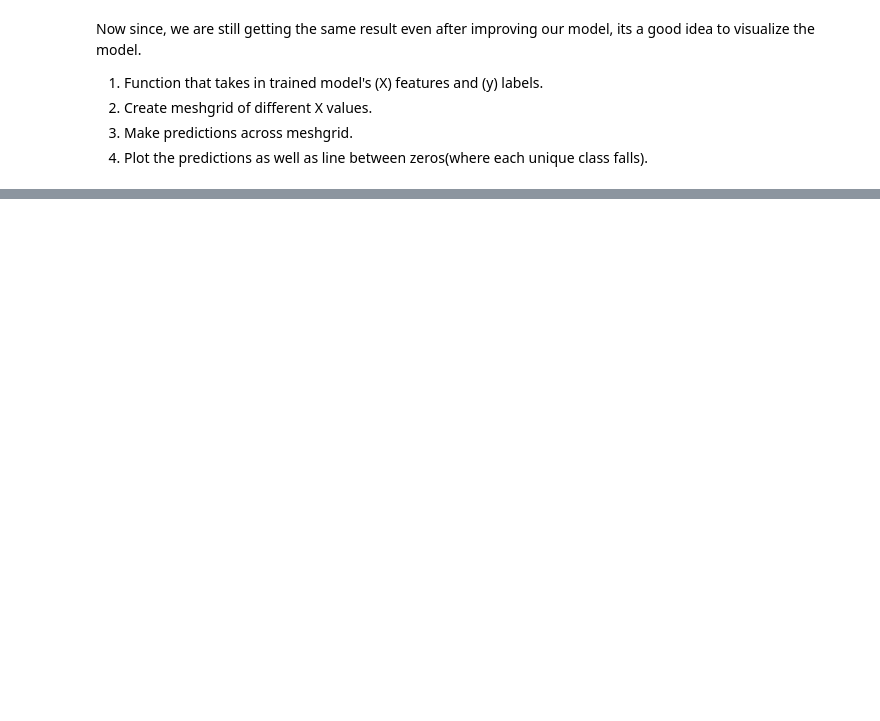
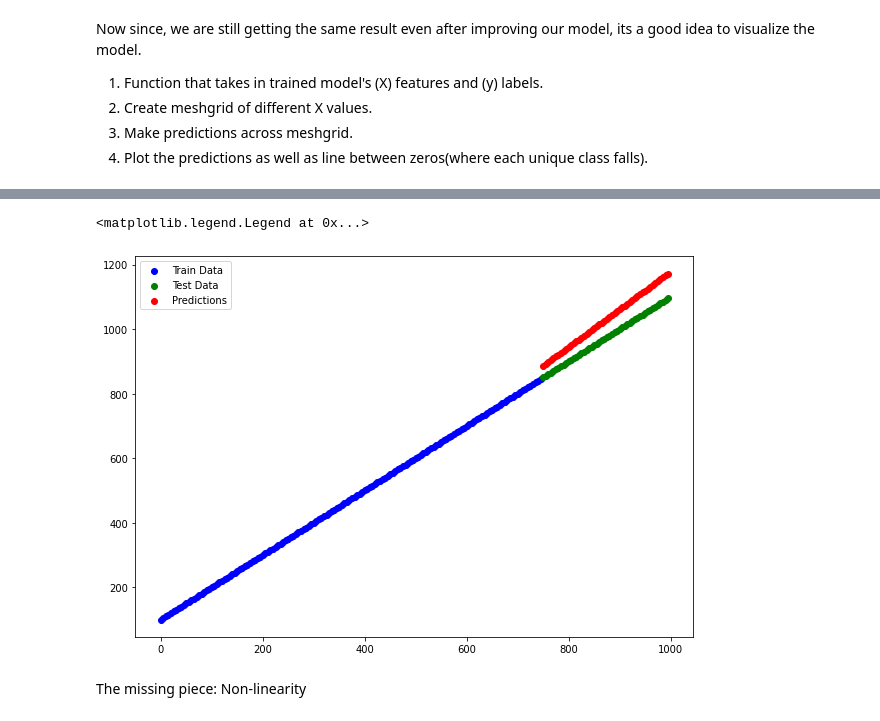
Before and after one commit to Kaushal-Top5699/classification_NN_tensorflow, a Jupyter notebook: classification_NN_tensorflow.ipynb, the cells around one changed output, grey strips where cells are left out. Cells and saved outputs as stored; diff of their text form; code cells hidden in the pictures; blank space fills up the shorter version.

```diff
--- a/classification_NN_tensorflow.ipynb
+++ b/classification_NN_tensorflow.ipynb
@@ -224,0 +207,27 @@ Multi-Class Classification
+# %%
+# Lets see if our model can be used for regression problem.
+tf.random.set_seed(42)
+
+# Create a regression data.
+X_regression = tf.range(0, 1000, 5)
+y_regression = tf.range(100, 1100, 5) # y = X + 100
+
+# Splitting data into training and testing.
+X_reg_train = X_regression[:150]
+X_reg_test = X_regression[150:]
+y_reg_train = y_regression[:150]
+y_reg_test = y_regression[150:]
+# %%
+# Re-creating our model 3.
+tf.config.run_functions_eagerly(True)
+tf.random.set_seed(42)
+
+model_4 = tf.keras.Sequential([
+    tf.keras.layers.Dense(100),
+    tf.keras.layers.Dense(10),
+    tf.keras.layers.Dense(1)
+])
+
+model_4.compile(loss = tf.keras.losses.mae,
+                optimizer = tf.keras.optimizers.Adam(),
+                metrics = ["mae"])
@@ -224,0 +238,3 @@ Multi-Class Classification
+# %%
+# Fitting our model to regression data.
+model_4.fit(tf.expand_dims(X_reg_train, axis = 1), y_reg_train, epochs = 100)
@@ -224,0 +246,11 @@ Multi-Class Classification
+# %%
+# Make predictions.
+y_reg_pred = model_4.predict(X_reg_test)
+
+# Plot the predictions.
+plt.figure(figsize=(10, 7))
+plt.scatter(X_reg_train, y_reg_train, c = "b", label = "Train Data")
+plt.scatter(X_reg_test, y_reg_test, c = "g", label = "Test Data")
+plt.scatter(X_reg_test, y_reg_pred, c = "r", label = "Predictions")
+plt.legend()
+# %% [output]
@@ -224,0 +258,4 @@ Multi-Class Classification
+<matplotlib.legend.Legend at 0x...>
+[figure, added]
+# %% [markdown]
+The missing piece: Non-linearity
```
Also changed, not shown: parts of 26 cells of this notebook.
